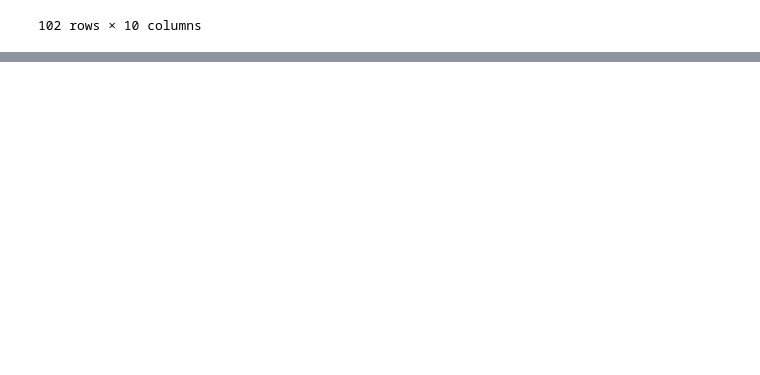
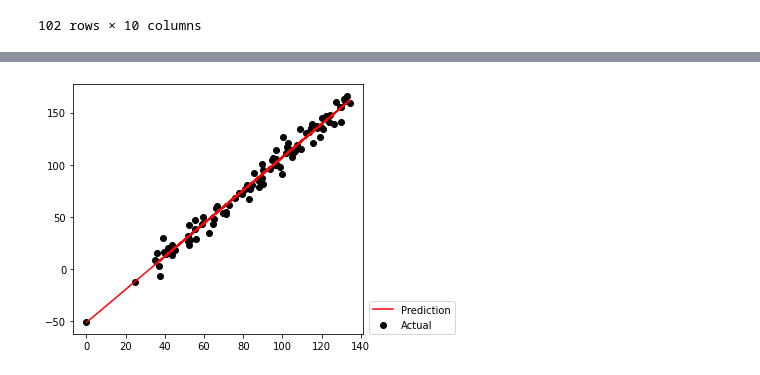
Before and after one commit to Elmatinho/DataScience_Unilever, a Jupyter notebook: Semana_3/Clases/Duodecima_clase_12_04_22.ipynb, the cells around one changed output, grey strips where cells are left out. Saved outputs shown, nothing was run; the diff lists cells and outputs as text; code cells hidden in the pictures; blank space fills up the shorter version.

```diff
--- a/Semana_3/Clases/Duodecima_clase_12_04_22.ipynb
+++ b/Semana_3/Clases/Duodecima_clase_12_04_22.ipynb
@@ -149,0 +214,4 @@ df_bancos
+# %%
+name='/Users/matiasinostrozacifuentes/Desktop/python_intro/DataScience_Unilever/Semana_3/Data/linearRegPredicted.csv'
+predictions=pd.read_csv(name)
+predictions
@@ -149,0 +232,12 @@ df_bancos
+# %%
+features=predictions['feature'].values
+actual=predictions['actual'].values
+predicted=predictions['predicted'].values
+# %%
+plt.plot(features, predicted, c = 'r', label = 'Prediction')
+plt.scatter(features, actual, c= 'k', label = 'Actual')
+plt.legend(loc=(1.02,0))
+plt.tight_layout() #con esto se guarda la leyenda
+plt.savefig('MATLABSavedPlot.png', dpi = 300)
+# %% [output]
+[figure, added]
```
Also changed, not shown: parts of 10 cells of this notebook, 3 other files.
